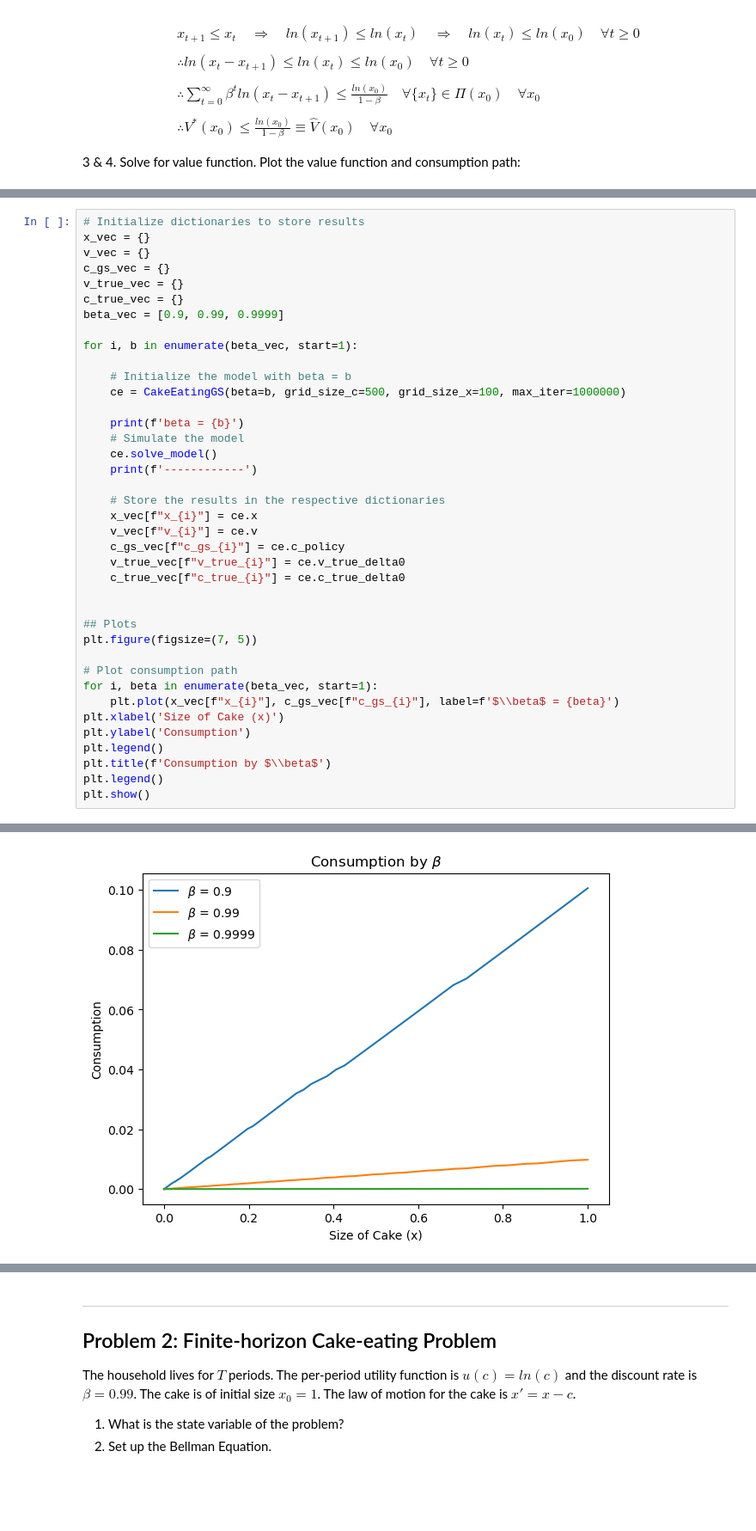
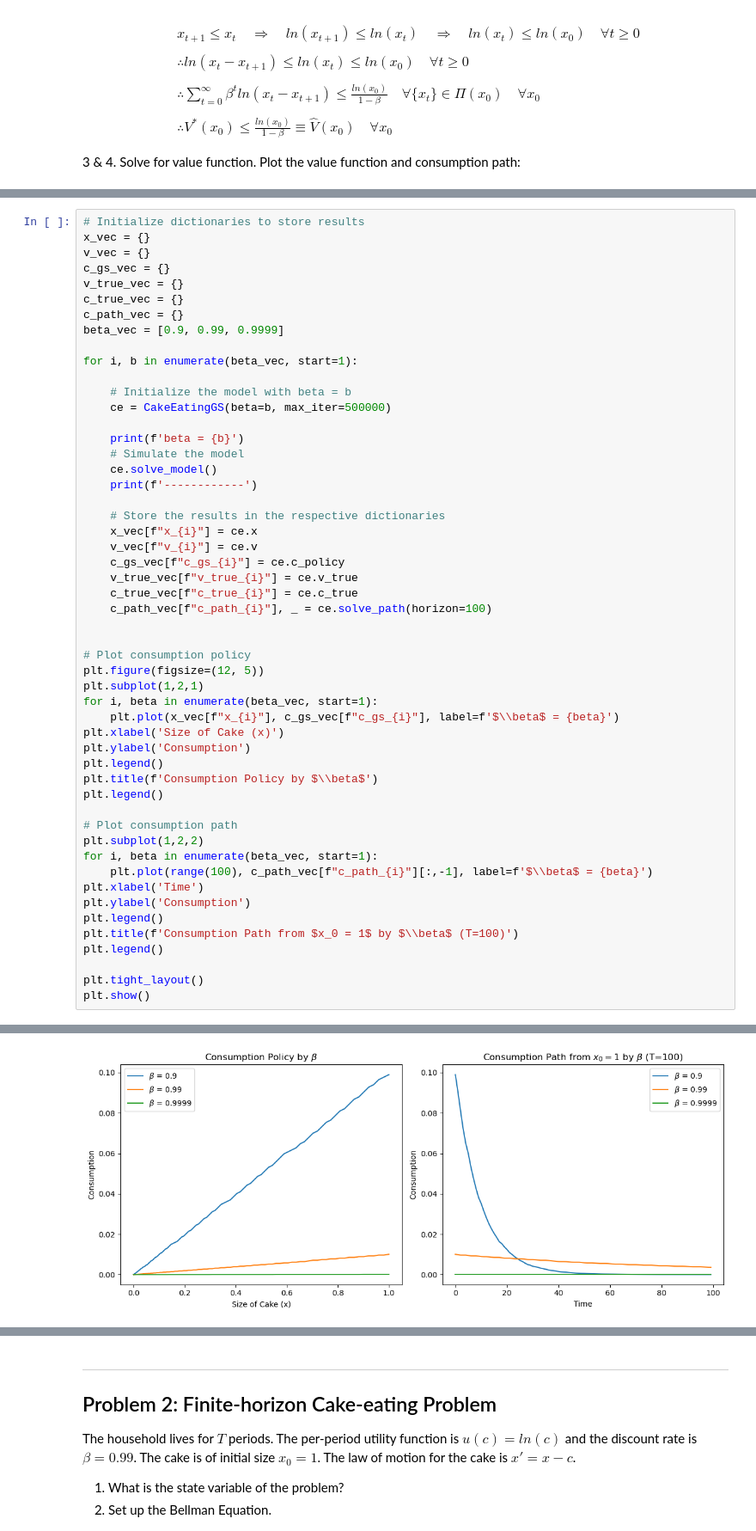
Before and after one commit to johanneswieland/281-Computational, a Jupyter notebook: Solutions_Homework/HW1/JungHyun_HW1.ipynb, the cells around one changed output, grey strips where cells are left out. Shown: that part at 86% size. Saved outputs shown, nothing was run; the diff lists cells and outputs as text; blank space fills up the shorter version.

```diff
--- a/Solutions_Homework/HW1/JungHyun_HW1.ipynb
+++ b/Solutions_Homework/HW1/JungHyun_HW1.ipynb
@@ -117,12 +136,13 @@ v_vec = {}
 c_gs_vec = {}
 v_true_vec = {}
 c_true_vec = {}
+c_path_vec = {}
 beta_vec = [0.9, 0.99, 0.9999]
 
 for i, b in enumerate(beta_vec, start=1):
 
     # Initialize the model with beta = b
-    ce = CakeEatingGS(beta=b, grid_size_c=500, grid_size_x=100, max_iter=1000000)
+    ce = CakeEatingGS(beta=b, max_iter=500000)
 
     print(f'beta = {b}')
     # Simulate the model
@@ -133,21 +153,33 @@ for i, b in enumerate(beta_vec, start=1):
     x_vec[f"x_{i}"] = ce.x
     v_vec[f"v_{i}"] = ce.v
     c_gs_vec[f"c_gs_{i}"] = ce.c_policy
-    v_true_vec[f"v_true_{i}"] = ce.v_true_delta0
-    c_true_vec[f"c_true_{i}"] = ce.c_true_delta0
+    v_true_vec[f"v_true_{i}"] = ce.v_true
+    c_true_vec[f"c_true_{i}"] = ce.c_true
+    c_path_vec[f"c_path_{i}"], _ = ce.solve_path(horizon=100)
 
 
-## Plots
-plt.figure(figsize=(7, 5))
-
-# Plot consumption path
+# Plot consumption policy
+plt.figure(figsize=(12, 5))
+plt.subplot(1,2,1)
 for i, beta in enumerate(beta_vec, start=1):
     plt.plot(x_vec[f"x_{i}"], c_gs_vec[f"c_gs_{i}"], label=f'$\\beta$ = {beta}')
 plt.xlabel('Size of Cake (x)')
 plt.ylabel('Consumption')
 plt.legend()
-plt.title(f'Consumption by $\\beta$')
+plt.title(f'Consumption Policy by $\\beta$')
 plt.legend()
+
+# Plot consumption path
+plt.subplot(1,2,2)
+for i, beta in enumerate(beta_vec, start=1):
+    plt.plot(range(100), c_path_vec[f"c_path_{i}"][:,-1], label=f'$\\beta$ = {beta}')
+plt.xlabel('Time')
+plt.ylabel('Consumption')
+plt.legend()
+plt.title(f'Consumption Path from $x_0 = 1$ by $\\beta$ (T=100)')
+plt.legend()
+
+plt.tight_layout()
 plt.show()
 # %% [output]
 beta = 0.9
@@ -161,4 +193,4 @@ Converged in 204011 iterations. Elapsed time is 153.73 seconds.
 ------------
-[figure, old version]
+[figure, new version]
 # %% [markdown]
 ***
```
Also changed, not shown: parts of 15 cells of this notebook, 1 other file.
